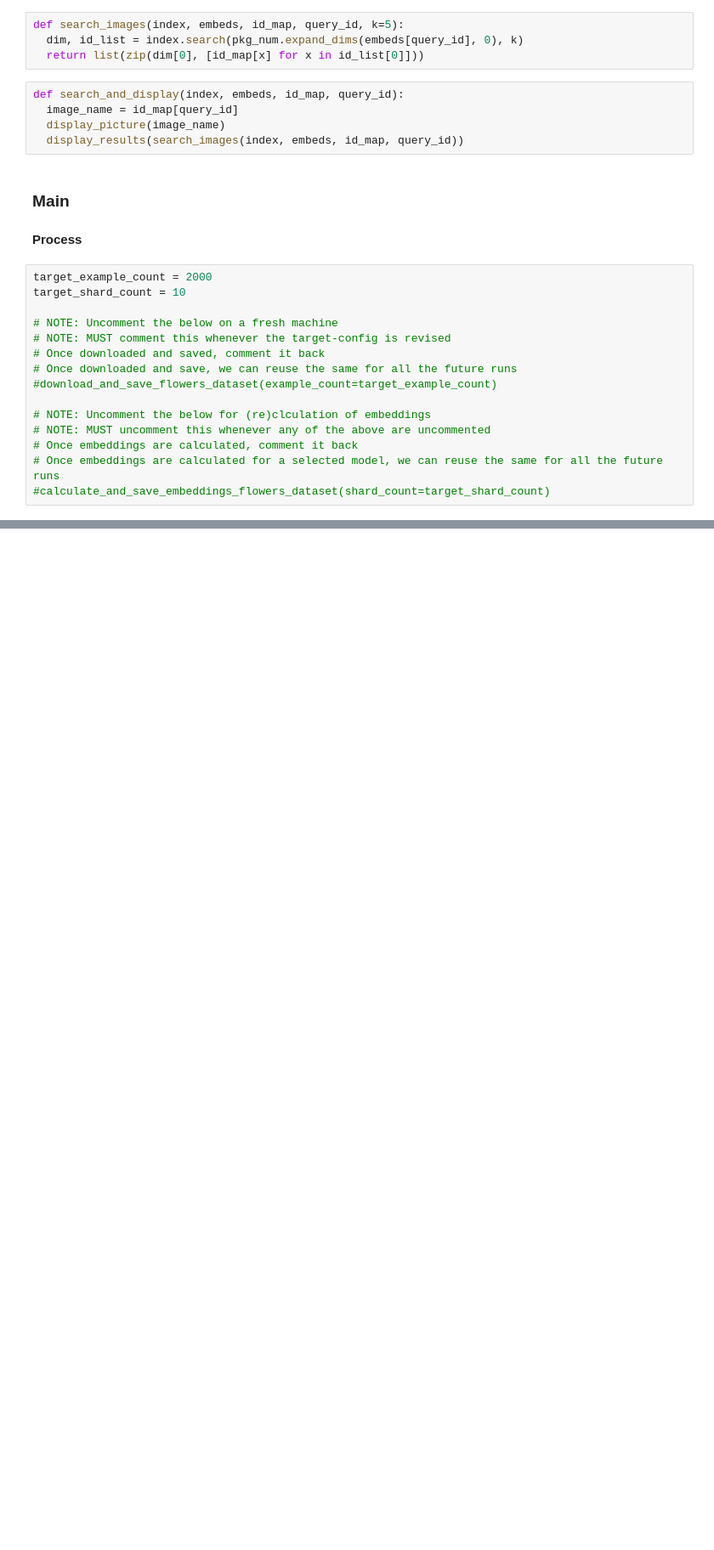
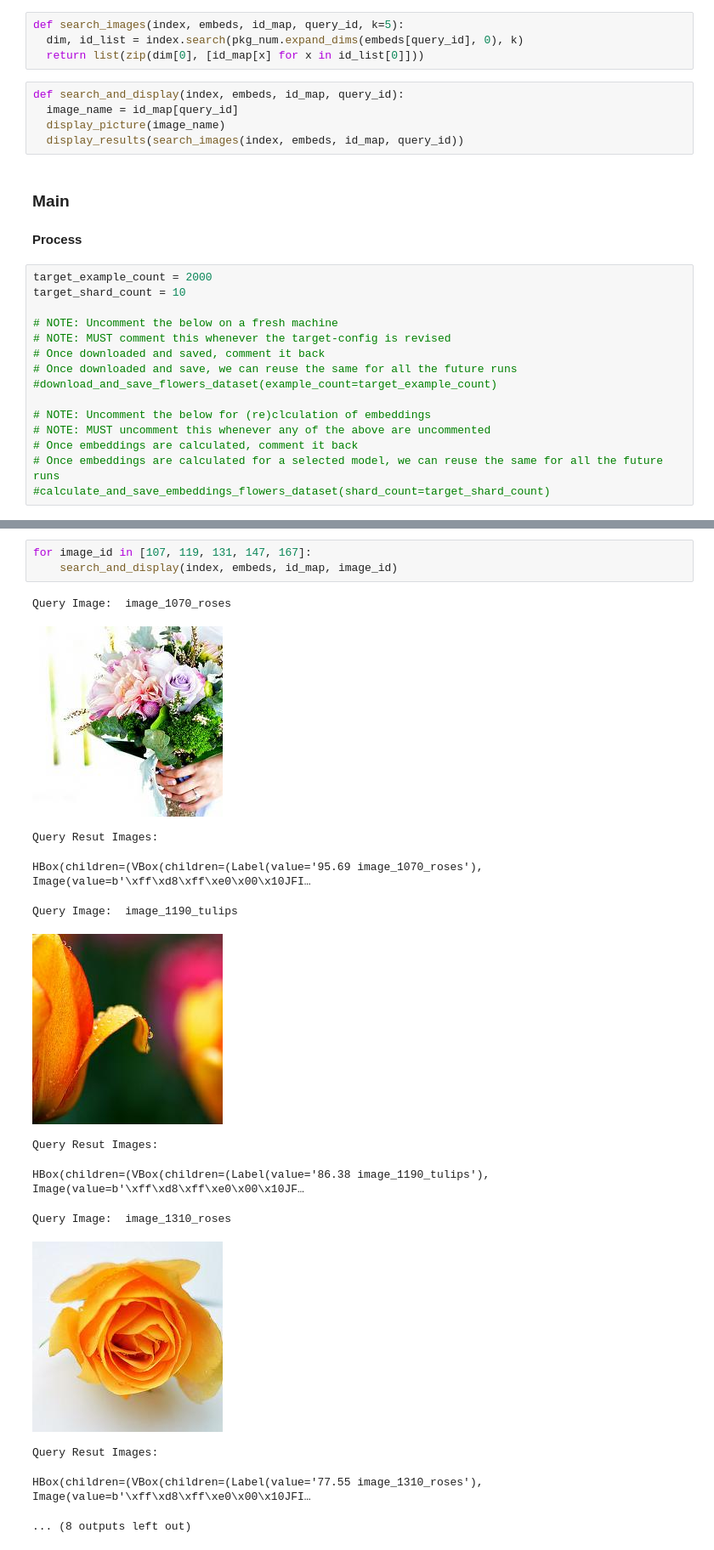
Before and after one commit to laxmilearn/ml_playground, a Jupyter notebook: src/tf_image_embeddings_play.ipynb, the cells around one changed output, grey strips where cells are left out. Shown at 85% size. Saved outputs shown, nothing was run; the diff lists cells and outputs as text; blank space fills up the shorter version.

```diff
--- a/src/tf_image_embeddings_play.ipynb
+++ b/src/tf_image_embeddings_play.ipynb
@@ -488,0 +505,17 @@ HBox(children=(VBox(children=(Label(value='188.12 image_0100_sunflowers'), Image
+# %%
+for image_id in [107, 119, 131, 147, 167]:
+    search_and_display(index, embeds, id_map, image_id)
+# %% [output]
+Query Image:  image_1070_roses
+[figure, added]
+Query Resut Images:
+HBox(children=(VBox(children=(Label(value='95.69 image_1070_roses'), Image(value=b'\xff\xd8\xff\xe0\x00\x10JFI…
+Query Image:  image_1190_tulips
+[figure, added]
+Query Resut Images:
+HBox(children=(VBox(children=(Label(value='86.38 image_1190_tulips'), Image(value=b'\xff\xd8\xff\xe0\x00\x10JF…
+Query Image:  image_1310_roses
+[figure, added]
+Query Resut Images:
+HBox(children=(VBox(children=(Label(value='77.55 image_1310_roses'), Image(value=b'\xff\xd8\xff\xe0\x00\x10JFI…
+... (8 outputs left out)
```
Also changed, not shown: parts of 8 cells of this notebook, 1 other file.
